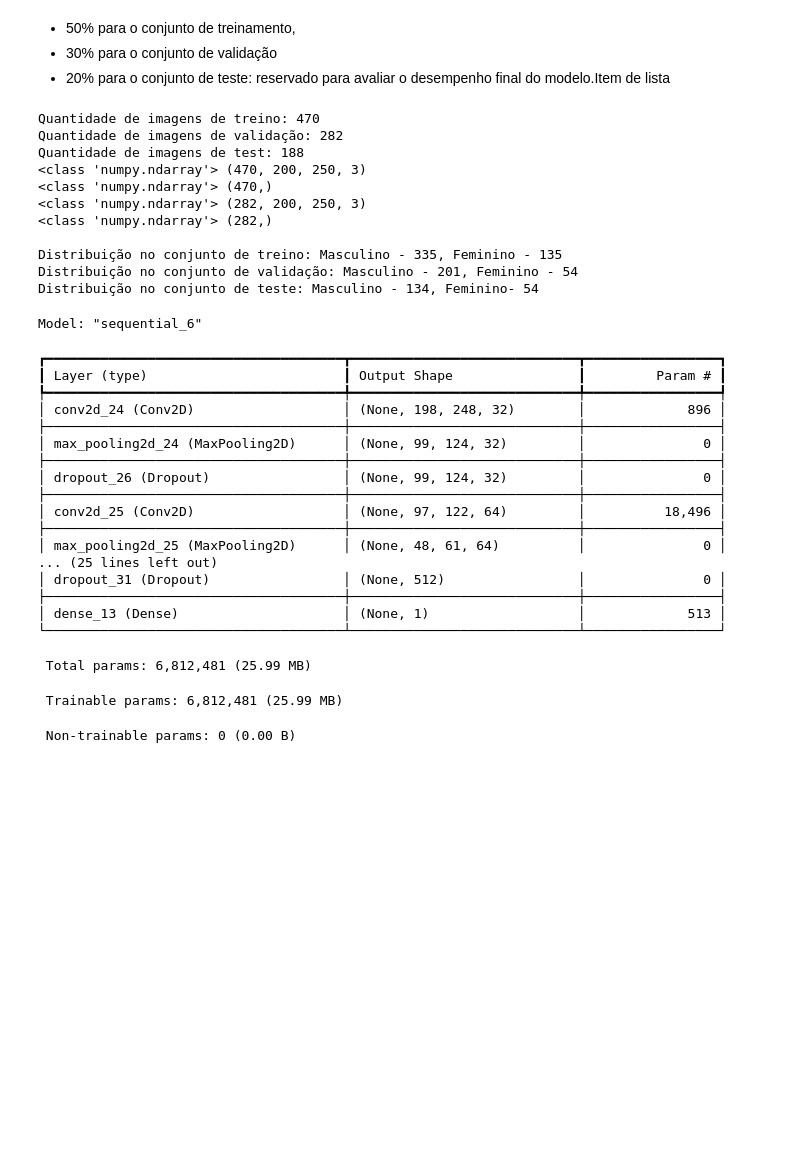
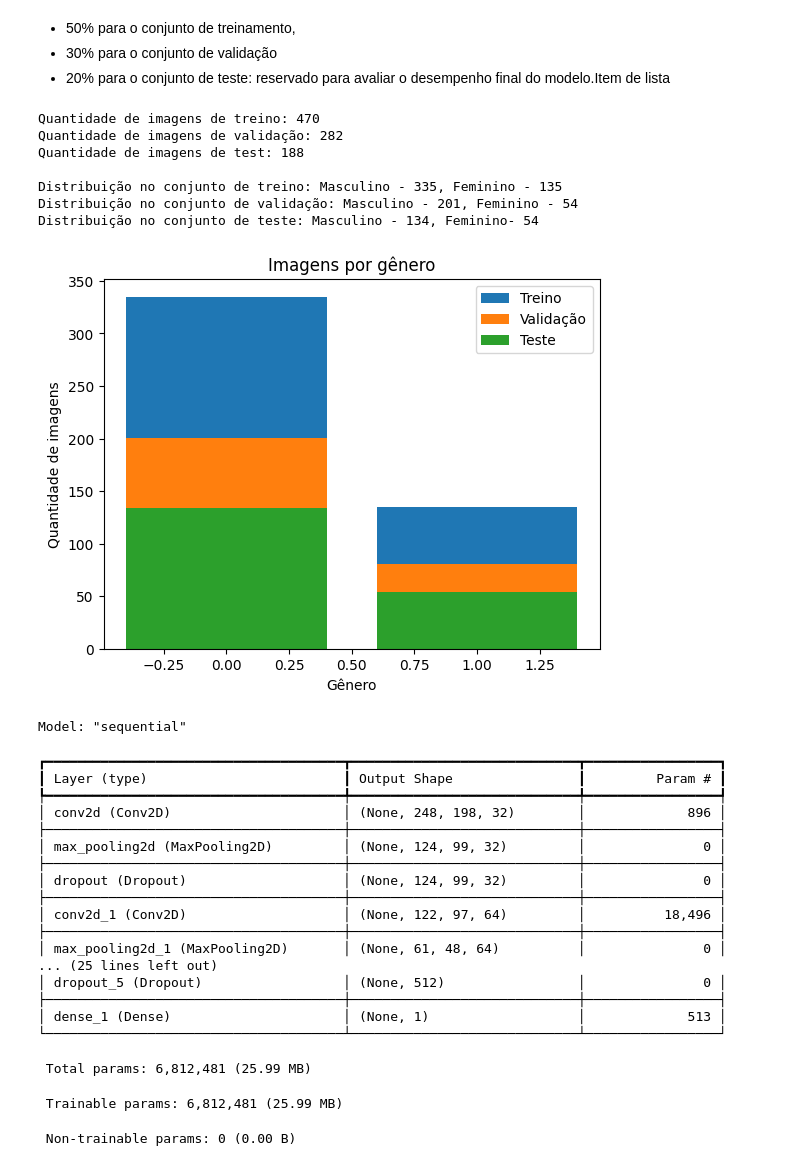
Before and after one commit to brendabo1/CNN-classification-CUFS, a Jupyter notebook: cnn_face_sketch.ipynb, the cells around one changed output. Saved outputs shown, nothing was run; the diff lists cells and outputs as text; code cells hidden in the pictures; blank space fills up the shorter version.

```diff
--- a/cnn_face_sketch.ipynb
+++ b/cnn_face_sketch.ipynb
@@ -153,7 +100,7 @@ genero = []
 ALTURA = 250
 LARGURA = 200
 
-target_size = (250, 200)  # (altura, largura)
+target_size = (200, 250)  # (largura, altura)
 
 for img_name in tqdm(files_in_photos):
     genero_label = 1 if img_name.startswith('f') else 0  # 0 - masculino, 1 - feminino
@@ -201,50 +148,47 @@ x_train, x_temp, y_train, y_temp  = train_test_split(images, genero, test_size=0
 x_val, x_test, y_val, y_test = train_test_split(x_temp, y_temp, test_size=0.4, random_state=23, stratify=y_train)
 
 
 # Checando quantidade de imagens do dataset
 print('Quantidade de imagens de treino:', x_train.shape[0])
 print('Quantidade de imagens de validação:', x_val.shape[0])
 print('Quantidade de imagens de test:', x_test.shape[0])
 
-print(type(x_train), x_train.shape)
-print(type(y_train), y_train.shape)
-print(type(x_val), x_val.shape)
-print(type(y_val), y_val.shape)
+# print(type(x_train), x_train.shape)
+# print(type(y_train), y_train.shape)
+# print(type(x_val), x_val.shape)
+# print(type(y_val), y_val.shape)
 
 # Contando quantidade de imagens por categoria (masculino/feminino)
 generos = ['Masculino', 'Feminino']
 
 counterTrain=collections.Counter(y_train)
 counterVal=collections.Counter(y_val)
 counterTest=collections.Counter(y_test)
 
 print(f"\nDistribuição no conjunto de treino: Masculino - {dict(counterTrain)[0]}, Feminino - {dict(counterTrain)[1]}")
 print(f"Distribuição no conjunto de validação: Masculino - {dict(counterVal)[0]}, Feminino - {dict(counterTest)[1]}")
 print(f"Distribuição no conjunto de teste: Masculino - {dict(counterTest)[0]}, Feminino- {dict(counterTest)[1]}")
 
 # Plotando quantidade de imagens de cada genero
-# fig, ax = plt.subplots()
-# rects1 = ax.bar(counterTrain.keys(), counterTrain.values(), label='Treino')
-# rects2 = ax.bar(counterVal.keys(), counterVal.values(), label='Validação')
-# rects3 = ax.bar(counterTest.keys(), counterTest.values(), label='Teste')
+fig, ax = plt.subplots()
+rects1 = ax.bar(counterTrain.keys(), counterTrain.values(), label='Treino')
+rects2 = ax.bar(counterVal.keys(), counterVal.values(), label='Validação')
+rects3 = ax.bar(counterTest.keys(), counterTest.values(), label='Teste')
 
-# ax.set_title('Imagens por gênero')
-# ax.set_ylabel('Quantidade de imagens')
-# ax.set_xlabel('Gênero')
-# ax.legend()
-# plt.show()
+ax.set_title('Imagens por gênero')
+ax.set_ylabel('Quantidade de imagens')
+ax.set_xlabel('Gênero')
+ax.legend()
+plt.show()
 # %% [output]
 Quantidade de imagens de treino: 470
 Quantidade de imagens de validação: 282
 Quantidade de imagens de test: 188
-<class 'numpy.ndarray'> (470, 200, 250, 3)
-<class 'numpy.ndarray'> (470,)
-<class 'numpy.ndarray'> (282, 200, 250, 3)
-<class 'numpy.ndarray'> (282,)
 
 Distribuição no conjunto de treino: Masculino - 335, Feminino - 135
 Distribuição no conjunto de validação: Masculino - 201, Feminino - 54
 Distribuição no conjunto de teste: Masculino - 134, Feminino- 54
+[figure, added]
 # %%
 # Formatando o dataset para funcionar como entrada do Keras
 
@@ -265,7 +209,7 @@ x_test /= 255
 # Inicializando a CNN
 
 model = Sequential()
-input_shape = (200, 250, 3)
+input_shape = (250, 200, 3)
 
 # Comvolução com filtro 3x3
 model.add(Conv2D(32, (3, 3), activation='relu', input_shape=input_shape))
@@ -298,7 +242,7 @@ model.add(Flatten())
 #model.add(Dense(128, activation='relu'))
 model.add(Dense(512, activation='relu'))
 #model.add(BatchNormalization())
-model.add(Dropout(0.5))
+model.add(Dropout(0.2))
 
 # Output
 # model.add(Dense(2,activation='softmax'))
@@ -306,23 +250,23 @@ model.add(Dense(1, activation='sigmoid'))
 
 model.summary()
 # %% [output]
-Model: "sequential_6"
+Model: "sequential"
 ┏━━━━━━━━━━━━━━━━━━━━━━━━━━━━━━━━━━━━━━┳━━━━━━━━━━━━━━━━━━━━━━━━━━━━━┳━━━━━━━━━━━━━━━━━┓
 ┃ Layer (type)                         ┃ Output Shape                ┃         Param # ┃
 ┡━━━━━━━━━━━━━━━━━━━━━━━━━━━━━━━━━━━━━━╇━━━━━━━━━━━━━━━━━━━━━━━━━━━━━╇━━━━━━━━━━━━━━━━━┩
-│ conv2d_24 (Conv2D)                   │ (None, 198, 248, 32)        │             896 │
+│ conv2d (Conv2D)                      │ (None, 248, 198, 32)        │             896 │
 ├──────────────────────────────────────┼─────────────────────────────┼─────────────────┤
-│ max_pooling2d_24 (MaxPooling2D)      │ (None, 99, 124, 32)         │               0 │
+│ max_pooling2d (MaxPooling2D)         │ (None, 124, 99, 32)         │               0 │
 ├──────────────────────────────────────┼─────────────────────────────┼─────────────────┤
-│ dropout_26 (Dropout)                 │ (None, 99, 124, 32)         │               0 │
+│ dropout (Dropout)                    │ (None, 124, 99, 32)         │               0 │
 ├──────────────────────────────────────┼─────────────────────────────┼─────────────────┤
-│ conv2d_25 (Conv2D)                   │ (None, 97, 122, 64)         │          18,496 │
+│ conv2d_1 (Conv2D)                    │ (None, 122, 97, 64)         │          18,496 │
 ├──────────────────────────────────────┼─────────────────────────────┼─────────────────┤
-│ max_pooling2d_25 (MaxPooling2D)      │ (None, 48, 61, 64)          │               0 │
+│ max_pooling2d_1 (MaxPooling2D)       │ (None, 61, 48, 64)          │               0 │
 ... (25 lines left out)
-│ dropout_31 (Dropout)                 │ (None, 512)                 │               0 │
+│ dropout_5 (Dropout)                  │ (None, 512)                 │               0 │
 ├──────────────────────────────────────┼─────────────────────────────┼─────────────────┤
-│ dense_13 (Dense)                     │ (None, 1)                   │             513 │
+│ dense_1 (Dense)                      │ (None, 1)                   │             513 │
 └──────────────────────────────────────┴─────────────────────────────┴─────────────────┘
  Total params: 6,812,481 (25.99 MB)
  Trainable params: 6,812,481 (25.99 MB)
```
Also changed, not shown: parts of 9 cells of this notebook.
